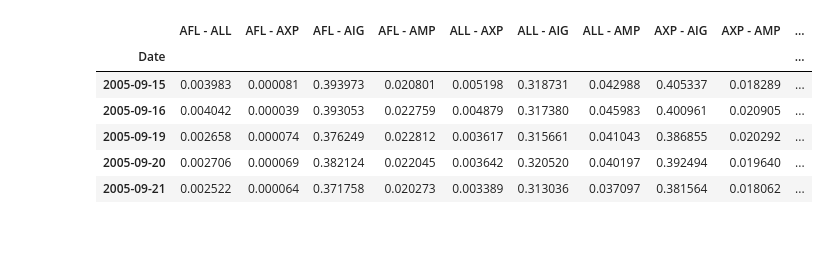
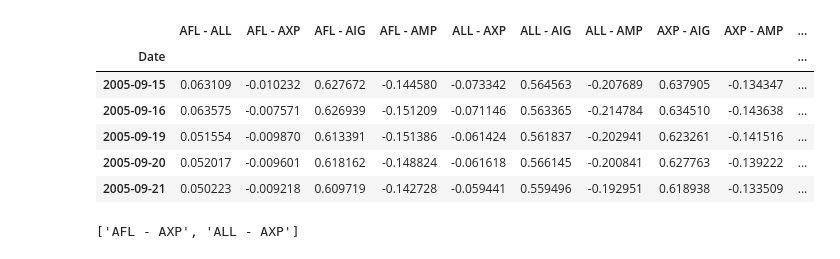
Before and after one commit to Ritvik2205/PairTrading, a Jupyter notebook: distMethod.ipynb, the cells around one changed output. Saved outputs shown, nothing was run; the diff lists cells and outputs as text; code cells hidden in the pictures.

```diff
--- a/distMethod.ipynb
+++ b/distMethod.ipynb
@@ -55,19 +56,31 @@ normclose.head()
 # %%
-# Calculating squared differences for each pair of stock
+# Calculating differences / spread for each pair of stock
+# Calculating Sum of squared differences for each pair
 from itertools import combinations
 
-sq_diff_df = pd.DataFrame(index=normclose.index)
+diff_df = pd.DataFrame(index=normclose.index)
+sq_sum_diff = {}
 
 for combination in combinations(tickers_list, 2):
     combination_string = " - ".join(combination)
-    sq_diff_df[combination_string] = (normclose[combination[1]] - normclose[combination[0]]) ** 2
+    diff_df[combination_string] = (normclose[combination[1]] - normclose[combination[0]])
+    sq_sum_diff[combination_string] = sum((diff_df[combination_string])**2)
 
-sq_diff_df.head()
+diff_df.head()
 # %% [output]
 |  | AFL - ALL | AFL - AXP | AFL - AIG | AFL - AMP | ALL - AXP | ALL - AIG | ALL - AMP | AXP - AIG | AXP - AMP | ... |
 | Date |  |  |  |  |  |  |  |  |  | ... |
-| 2005-09-15 | 0.003983 | 0.000081 | 0.393973 | 0.020801 | 0.005198 | 0.318731 | 0.042988 | 0.405337 | 0.018289 | ... |
-| 2005-09-16 | 0.004042 | 0.000039 | 0.393053 | 0.022759 | 0.004879 | 0.317380 | 0.045983 | 0.400961 | 0.020905 | ... |
-| 2005-09-19 | 0.002658 | 0.000074 | 0.376249 | 0.022812 | 0.003617 | 0.315661 | 0.041043 | 0.386855 | 0.020292 | ... |
-| 2005-09-20 | 0.002706 | 0.000069 | 0.382124 | 0.022045 | 0.003642 | 0.320520 | 0.040197 | 0.392494 | 0.019640 | ... |
-| 2005-09-21 | 0.002522 | 0.000064 | 0.371758 | 0.020273 | 0.003389 | 0.313036 | 0.037097 | 0.381564 | 0.018062 | ... |
+| 2005-09-15 | 0.063109 | -0.010232 | 0.627672 | -0.144580 | -0.073342 | 0.564563 | -0.207689 | 0.637905 | -0.134347 | ... |
+| 2005-09-16 | 0.063575 | -0.007571 | 0.626939 | -0.151209 | -0.071146 | 0.563365 | -0.214784 | 0.634510 | -0.143638 | ... |
+| 2005-09-19 | 0.051554 | -0.009870 | 0.613391 | -0.151386 | -0.061424 | 0.561837 | -0.202941 | 0.623261 | -0.141516 | ... |
+| 2005-09-20 | 0.052017 | -0.009601 | 0.618162 | -0.148824 | -0.061618 | 0.566145 | -0.200841 | 0.627763 | -0.139222 | ... |
+| 2005-09-21 | 0.050223 | -0.009218 | 0.609719 | -0.142728 | -0.059441 | 0.559496 | -0.192951 | 0.618938 | -0.133509 | ... |
+# %%
+# Separating pairs with the least SSD
+import itertools
+
+sq_sum_diff = dict(sorted(sq_sum_diff.items(), key=lambda item: item[1]))
+least_ssd_pairs = list(dict(itertools.islice(sq_sum_diff.items(), 2)).keys())
+least_ssd_pairs
+# %% [output]
+['AFL - AXP', 'ALL - AXP']
```
Also changed, not shown: parts of 6 cells of this notebook.
